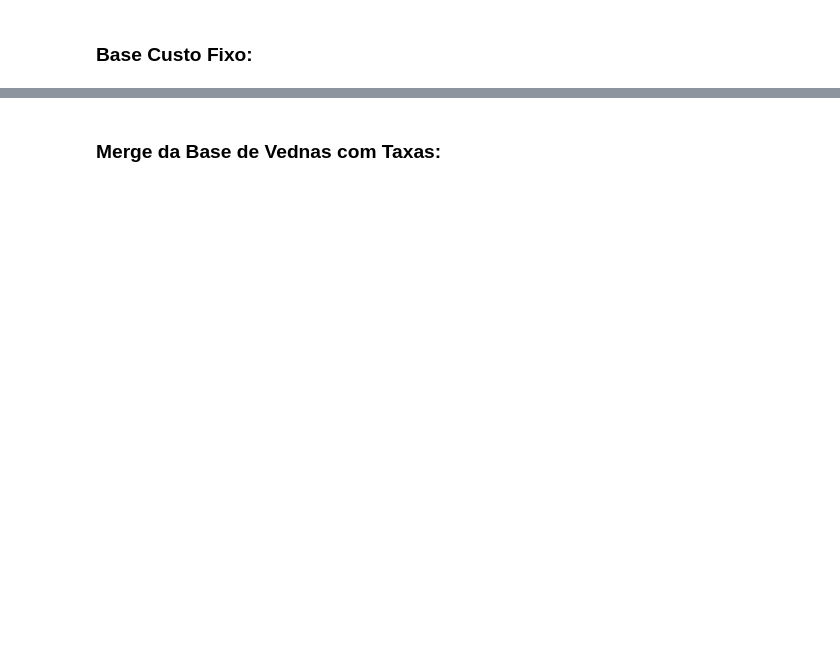
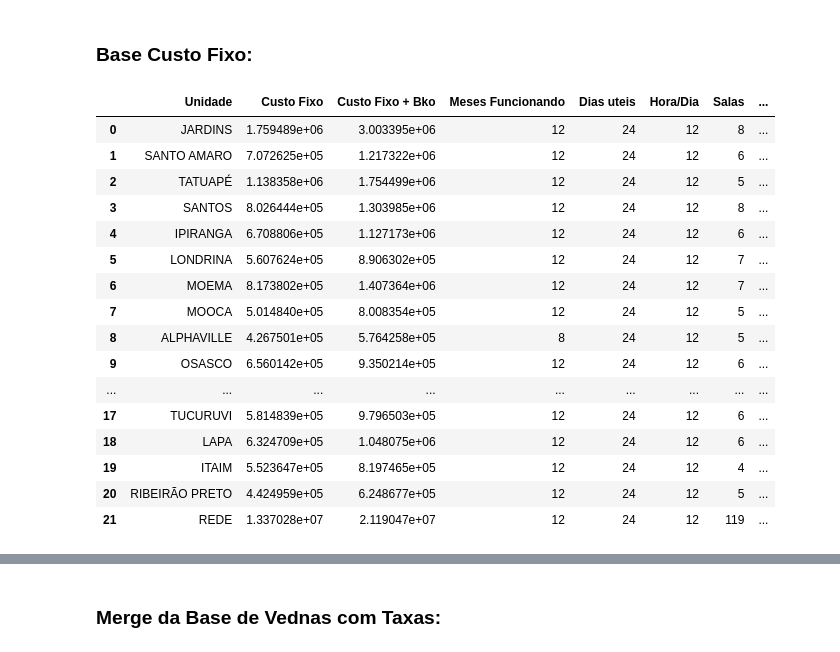
Before and after one commit to Devthalesant/Rentabilidade, a Jupyter notebook: Functions/tratando_bases.ipynb, the cells around one changed output, grey strips where cells are left out. Drawn from its saved outputs; the diff is of its cells as text; code cells hidden in the pictures; blank space fills up the shorter version.

```diff
--- a/Functions/tratando_bases.ipynb
+++ b/Functions/tratando_bases.ipynb
@@ -750,9 +766,27 @@ SyntaxError: invalid syntax (1970238138.py, line 1)
 # %% [markdown]
 ### Base Custo Fixo:
 # %%
-custo_fixo = pd.read_excel("Bases/Custos Fixos/2024/CF-txSala.xlsx")
+custo_fixo = pd.read_excel("C:/Users/novo1/OneDrive/Desktop/Dev/Rentabilidade Anual/Bases/Custos Fixos/2024/CF-txSala.xlsx")
 
 custo_fixo
+# %% [output]
+|  | Unidade | Custo Fixo | Custo Fixo + Bko | Meses Funcionando | Dias uteis | Hora/Dia | Salas | ... |
+| 0 | JARDINS | 1.759489e+06 | 3.003395e+06 | 12 | 24 | 12 | 8 | ... |
+| 1 | SANTO AMARO | 7.072625e+05 | 1.217322e+06 | 12 | 24 | 12 | 6 | ... |
+| 2 | TATUAPÉ | 1.138358e+06 | 1.754499e+06 | 12 | 24 | 12 | 5 | ... |
+| 3 | SANTOS | 8.026444e+05 | 1.303985e+06 | 12 | 24 | 12 | 8 | ... |
+| 4 | IPIRANGA | 6.708806e+05 | 1.127173e+06 | 12 | 24 | 12 | 6 | ... |
+| 5 | LONDRINA | 5.607624e+05 | 8.906302e+05 | 12 | 24 | 12 | 7 | ... |
+| 6 | MOEMA | 8.173802e+05 | 1.407364e+06 | 12 | 24 | 12 | 7 | ... |
+| 7 | MOOCA | 5.014840e+05 | 8.008354e+05 | 12 | 24 | 12 | 5 | ... |
+| 8 | ALPHAVILLE | 4.267501e+05 | 5.764258e+05 | 8 | 24 | 12 | 5 | ... |
+| 9 | OSASCO | 6.560142e+05 | 9.350214e+05 | 12 | 24 | 12 | 6 | ... |
+| ... | ... | ... | ... | ... | ... | ... | ... | ... |
+| 17 | TUCURUVI | 5.814839e+05 | 9.796503e+05 | 12 | 24 | 12 | 6 | ... |
+| 18 | LAPA | 6.324709e+05 | 1.048075e+06 | 12 | 24 | 12 | 6 | ... |
+| 19 | ITAIM | 5.523647e+05 | 8.197465e+05 | 12 | 24 | 12 | 4 | ... |
+| 20 | RIBEIRÃO PRETO | 4.424959e+05 | 6.248677e+05 | 12 | 24 | 12 | 5 | ... |
+| 21 | REDE | 1.337028e+07 | 2.119047e+07 | 12 | 24 | 12 | 119 | ... |
 # %%
 #Merge da base CF com DF de tempo Utilizado
 
```
Also changed, not shown: parts of 4 cells of this notebook, 5 other files.
